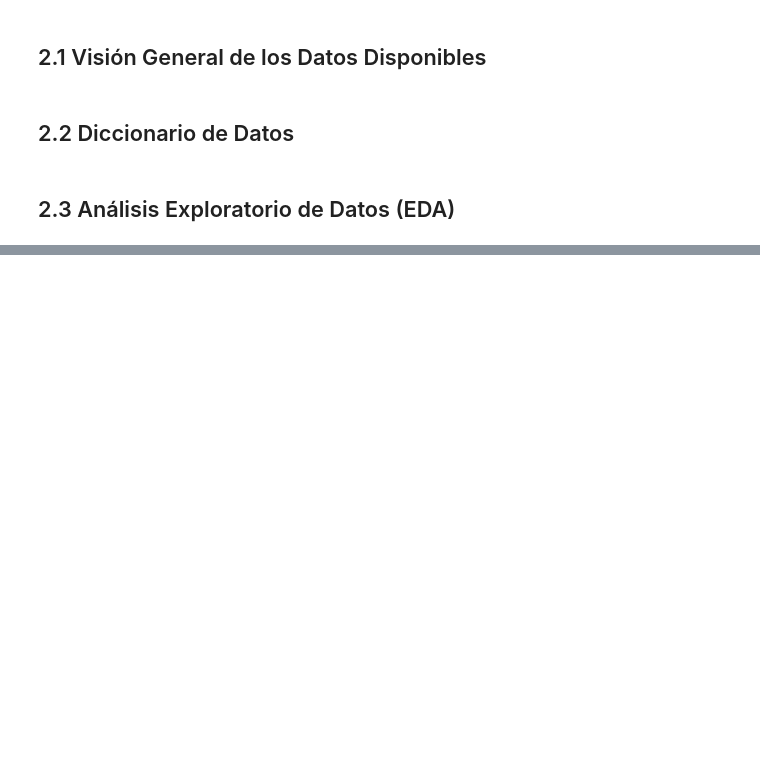
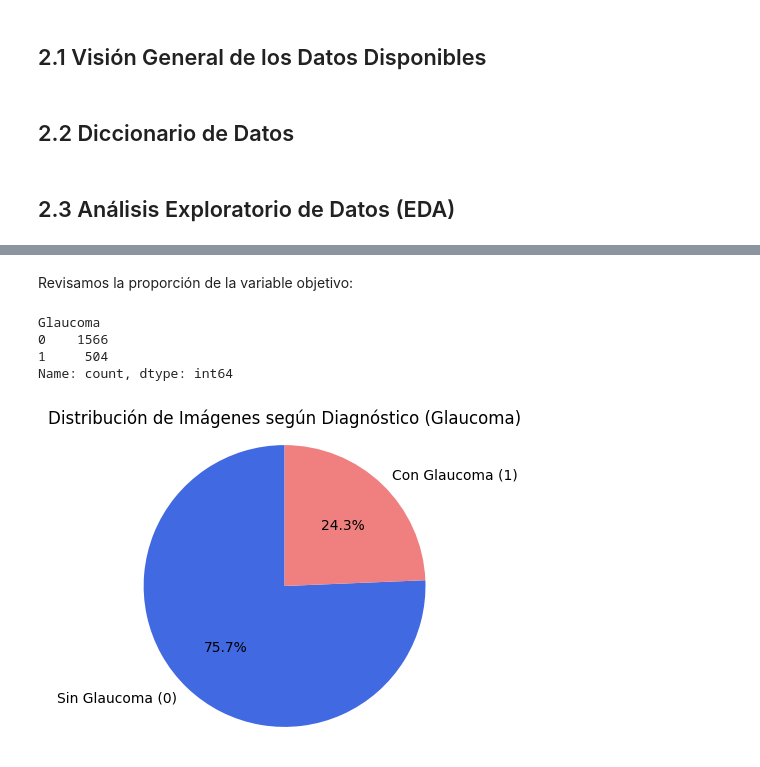
Before and after one commit to edgo1688/MIAA-ICESI-ProyectoIA, a Jupyter notebook: notebooks/notebook_principal.ipynb, the cells around one changed output, grey strips where cells are left out. Saved outputs shown, nothing was run; the diff lists cells and outputs as text; code cells hidden in the pictures; blank space fills up the shorter version.

Commit message:
versión para entrega v1

```diff
--- a/notebooks/notebook_principal.ipynb
+++ b/notebooks/notebook_principal.ipynb
@@ -264,0 +310,6 @@ Consolidar resultados, elaborar el artículo final, producir el video y preparar
+# %%
+df_origa = pd.read_csv("\\Users\\gome33773\\Documents\\MIAA - Glaucoma\\OneDrive_2025-04-18\\PROYECTO INN 1\\datos\\ORIGA\\origa.csv")
+df_g1020 = pd.read_csv(r"\Users\gome33773\Documents\MIAA - Glaucoma\OneDrive_2025-04-18\PROYECTO INN 1\datos\G1020/G1020.csv")
+#df_refuge_train = pd.read_json('REFUGE/train/index.json', orient='index')
+#df_refuge_test = pd.read_json('REFUGE/test/index.json', orient='index') ## esta no tiene label
+df_g1020
@@ -264,0 +318,21 @@ Consolidar resultados, elaborar el artículo final, producir el video y preparar
+# %%
+#Identifico la base
+df_origa['Source'] = 'ORIGA'
+df_g1020['Source'] = 'G1020'
+#df_refuge_train['Source'] = 'REFUGE'
+
+#Renombro columnas
+df_g1020 = df_g1020.rename(columns={'imageID': 'Image','binaryLabels': 'Glaucoma'})
+#df_refuge_train = df_refuge_train.rename(columns={'ImgName': 'Image','Label': 'Glaucoma'})
+
+#Uno las bases
+df_glacuoma = pd.concat([df_origa[['Image', 'Source', 'Glaucoma']],
+                      df_g1020[['Image', 'Source', 'Glaucoma']],
+                      #df_refuge_train[['Image', 'Source', 'Glaucoma']]],
+                      ignore_index=True)
+
+
+conteo = df_glacuoma.groupby('Source').size().reset_index(name='Cantidad')
+print(conteo)
+
+df_glacuoma.head
@@ -264,0 +358,22 @@ Consolidar resultados, elaborar el artículo final, producir el video y preparar
+# %% [markdown]
+Revisamos la proporción de la variable objetivo:
+# %%
+labels_counts = df_glacuoma["Glaucoma"].value_counts()
+labels_counts
+# %% [output]
+Glaucoma
+0    1566
+1     504
+Name: count, dtype: int64
+# %%
+plt.figure(figsize=(4, 4))
+plt.pie(labels_counts,
+        labels=['Sin Glaucoma (0)', 'Con Glaucoma (1)'],
+        autopct='%1.1f%%',
+        colors=['royalblue', 'lightcoral'],
+        startangle=90)
+plt.title('Distribución de Imágenes según Diagnóstico (Glaucoma)')
+plt.axis('equal')  # Para que sea un círculo perfecto
+plt.show()
+# %% [output]
+[figure, added]
```
Also changed, not shown: parts of 38 cells of this notebook.
